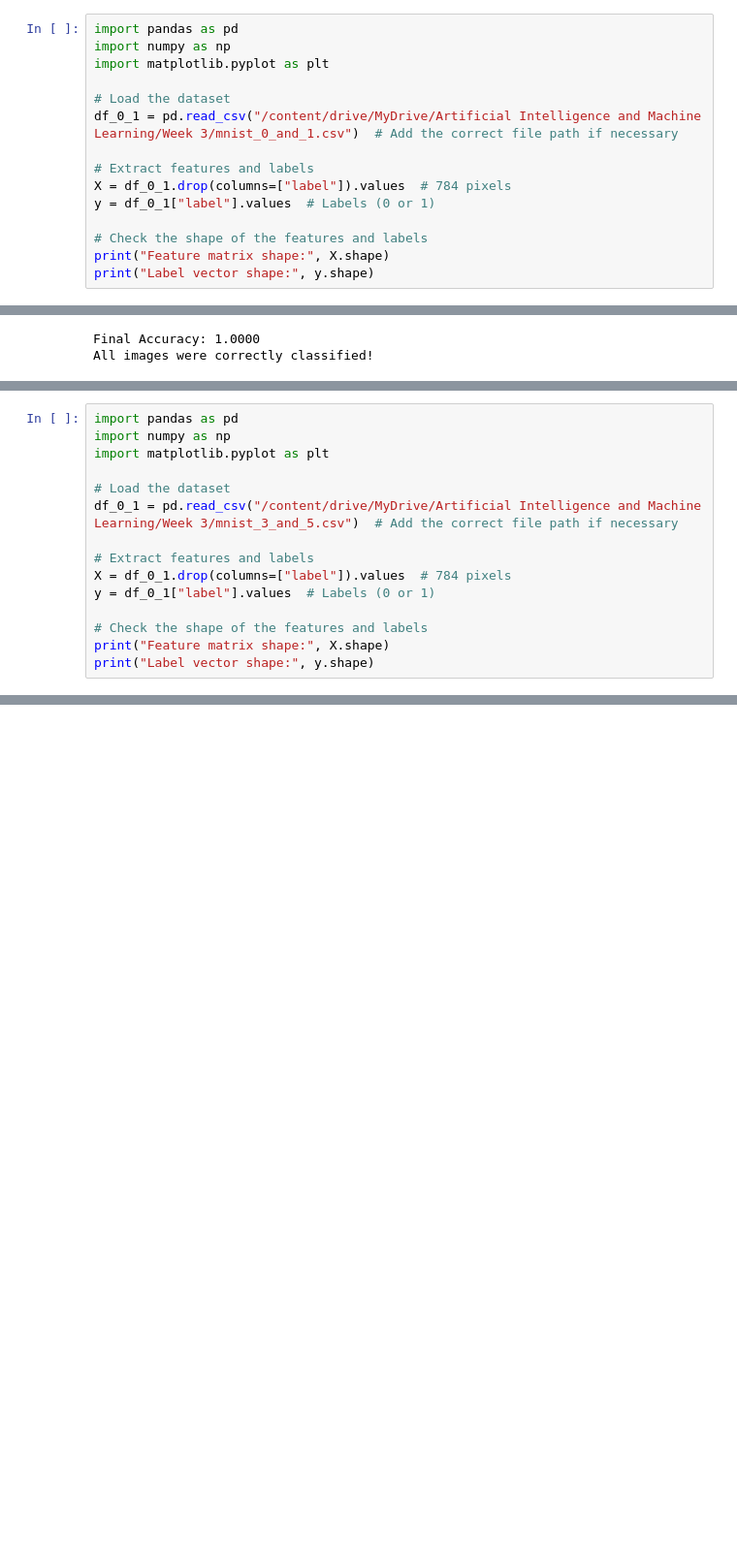
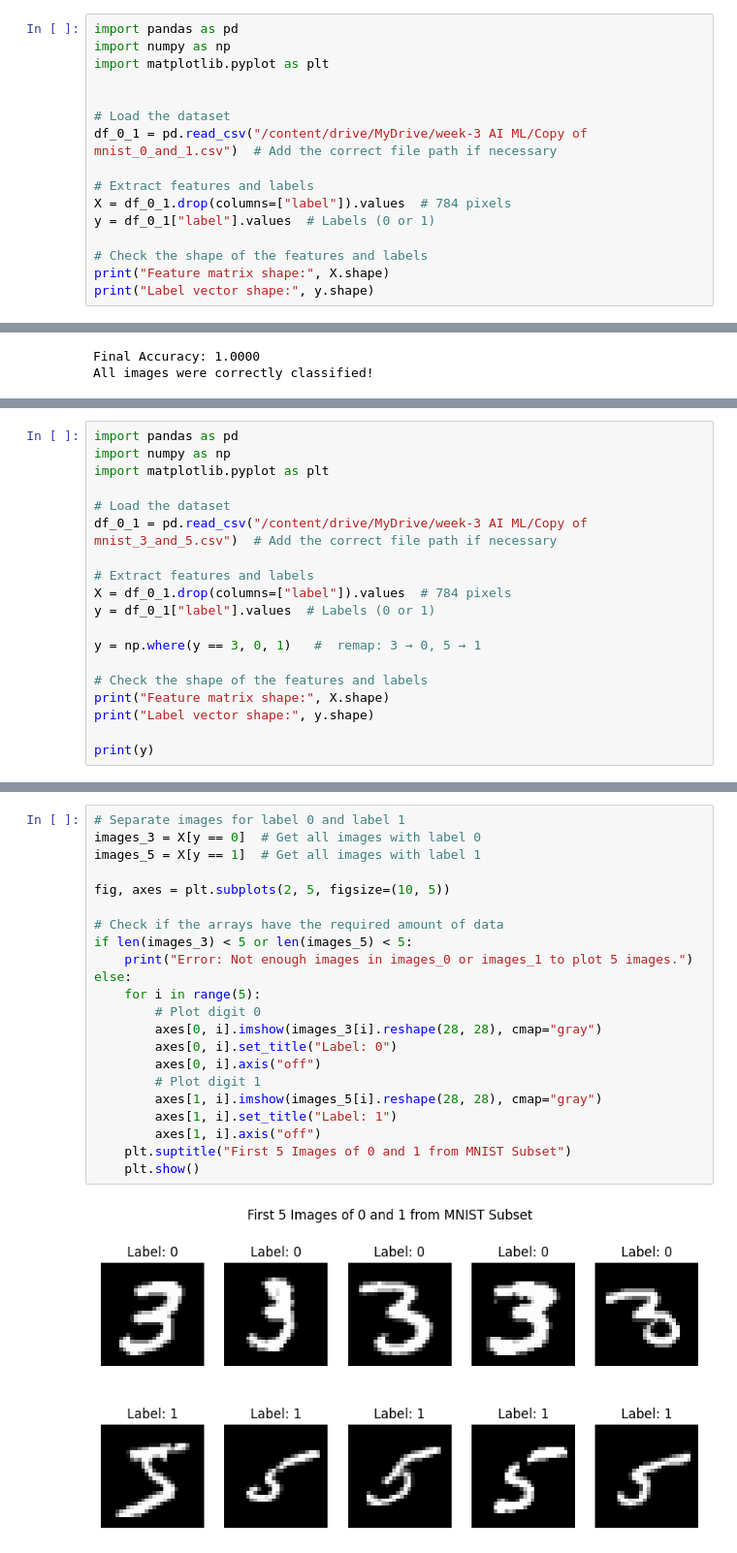
Before and after one commit to Bidit08/AI-and-Machine-Learning, a Jupyter notebook: AI_and_ML_Worksheet_3.ipynb, the cells around one changed output, grey strips where cells are left out. Shown at 97% size. Cells and saved outputs as stored; diff of their text form; blank space fills up the shorter version.

```diff
--- a/AI_and_ML_Worksheet_3.ipynb
+++ b/AI_and_ML_Worksheet_3.ipynb
@@ -89,8 +111,9 @@ import pandas as pd
 import numpy as np
 import matplotlib.pyplot as plt
 
+
 # Load the dataset
-df_0_1 = pd.read_csv("/content/drive/MyDrive/Artificial Intelligence and Machine Learning/Week 3/mnist_0_and_1.csv")  # Add the correct file path if necessary
+df_0_1 = pd.read_csv("/content/drive/MyDrive/week-3 AI ML/Copy of mnist_0_and_1.csv")  # Add the correct file path if necessary
 
 # Extract features and labels
 X = df_0_1.drop(columns=["label"]).values  # 784 pixels
@@ -265,15 +267,19 @@ import numpy as np
 import matplotlib.pyplot as plt
 
 # Load the dataset
-df_0_1 = pd.read_csv("/content/drive/MyDrive/Artificial Intelligence and Machine Learning/Week 3/mnist_3_and_5.csv")  # Add the correct file path if necessary
+df_0_1 = pd.read_csv("/content/drive/MyDrive/week-3 AI ML/Copy of mnist_3_and_5.csv")  # Add the correct file path if necessary
 
 # Extract features and labels
 X = df_0_1.drop(columns=["label"]).values  # 784 pixels
 y = df_0_1["label"].values  # Labels (0 or 1)
 
+y = np.where(y == 3, 0, 1)   #  remap: 3 → 0, 5 → 1
+
 # Check the shape of the features and labels
 print("Feature matrix shape:", X.shape)
 print("Label vector shape:", y.shape)
+
+print(y)
 # %% [output]
 Feature matrix shape: (2741, 784)
 Label vector shape: (2741,)
@@ -279,0 +287,24 @@ Label vector shape: (2741,)
+# %%
+# Separate images for label 0 and label 1
+images_3 = X[y == 0]  # Get all images with label 0
+images_5 = X[y == 1]  # Get all images with label 1
+
+fig, axes = plt.subplots(2, 5, figsize=(10, 5))
+
+# Check if the arrays have the required amount of data
+if len(images_3) < 5 or len(images_5) < 5:
+    print("Error: Not enough images in images_0 or images_1 to plot 5 images.")
+else:
+    for i in range(5):
+        # Plot digit 0
+        axes[0, i].imshow(images_3[i].reshape(28, 28), cmap="gray")
+        axes[0, i].set_title("Label: 0")
+        axes[0, i].axis("off")
+        # Plot digit 1
+        axes[1, i].imshow(images_5[i].reshape(28, 28), cmap="gray")
+        axes[1, i].set_title("Label: 1")
+        axes[1, i].axis("off")
+    plt.suptitle("First 5 Images of 0 and 1 from MNIST Subset")
+    plt.show()
+# %% [output]
+[figure, added]
```
Also changed, not shown: parts of 18 cells of this notebook.
